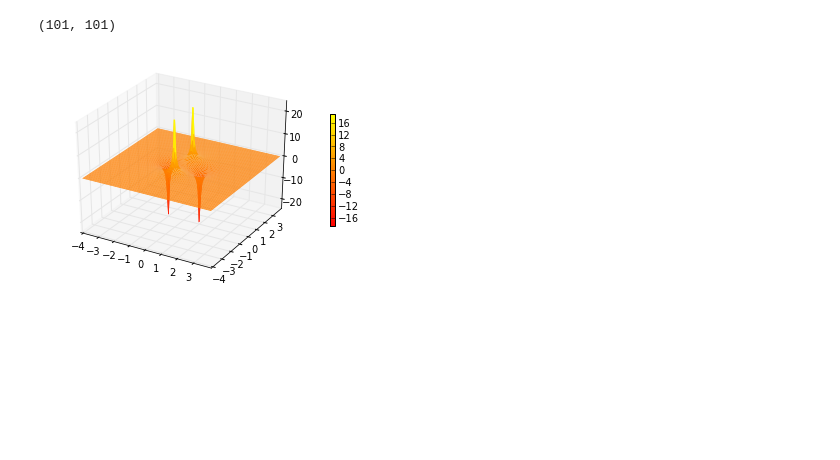
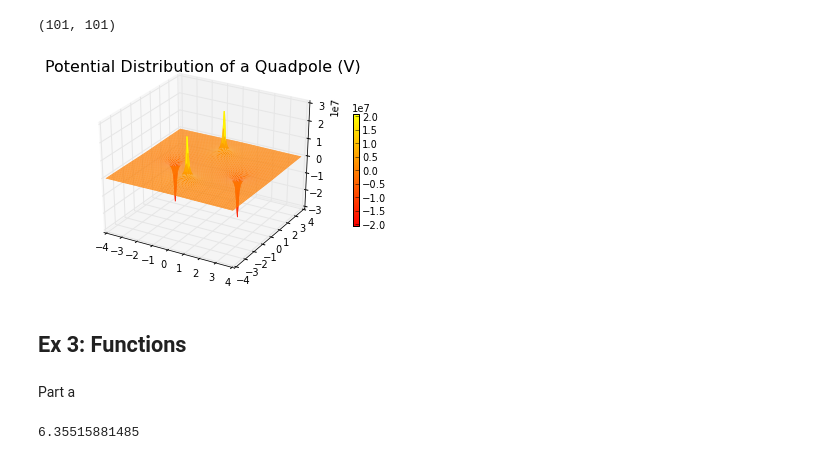
Before and after one commit to bcoit/Phys202-S13, a Jupyter notebook: Week4/3DPlottingAndFunctions.ipynb, the cells around one changed output. Drawn from its saved outputs; the diff is of its cells as text; code cells hidden in the pictures; blank space fills up the shorter version.

```diff
--- a/Week4/3DPlottingAndFunctions.ipynb
+++ b/Week4/3DPlottingAndFunctions.ipynb
@@ -115,13 +115,21 @@ print Y.shape
 # %% [output]
 (101, 101)
 # %%
-k=8.987551787*10**9; q=1e**(-9); d=2 #Look up k up to 8 sig figs and then put a comment in with units for all the values K:N*m^2/C^2
+k=8.987551787*10**9 #units of k: N*m^2/C^2
+q=1*e**(-9) #units of q: C
+d=2 #units of d: m
 V = (k*q/(X**2+(Y-d)**2)**(1/2.)) + (k*q/(X**2+(Y+d)**2)**(1/2.))
 U = -(k*q/((X-d)**2+Y**2)**(1/2.)) - (k*q/((X+d)**2+Y**2)**(1/2.))
 # %%
 fig = figure()
 ax = fig.gca(projection='3d')
 p = ax.plot_surface(X, Y, V+U, rstride=1, cstride=1, linewidth=0, cmap=cm.autumn)
 cb = fig.colorbar(p, shrink=0.5)
+title("Potential Distribution of a Quadpole (V)",fontsize=16)
 # %% [output]
-[figure, old version]
+[figure, new version]
+# %% [markdown]
+Ex 3: Functions
+-
+# %% [markdown]
+Part a
@@ -127,0 +142,7 @@ cb = fig.colorbar(p, shrink=0.5)
+# %%
+x=1
+y=1
+V11 = pointPotential(x,y,1e-9,0.,0.)
+print V11
+# %% [output]
+6.35515881485
```
Also changed, not shown: parts of 6 cells of this notebook, 1 other file.
